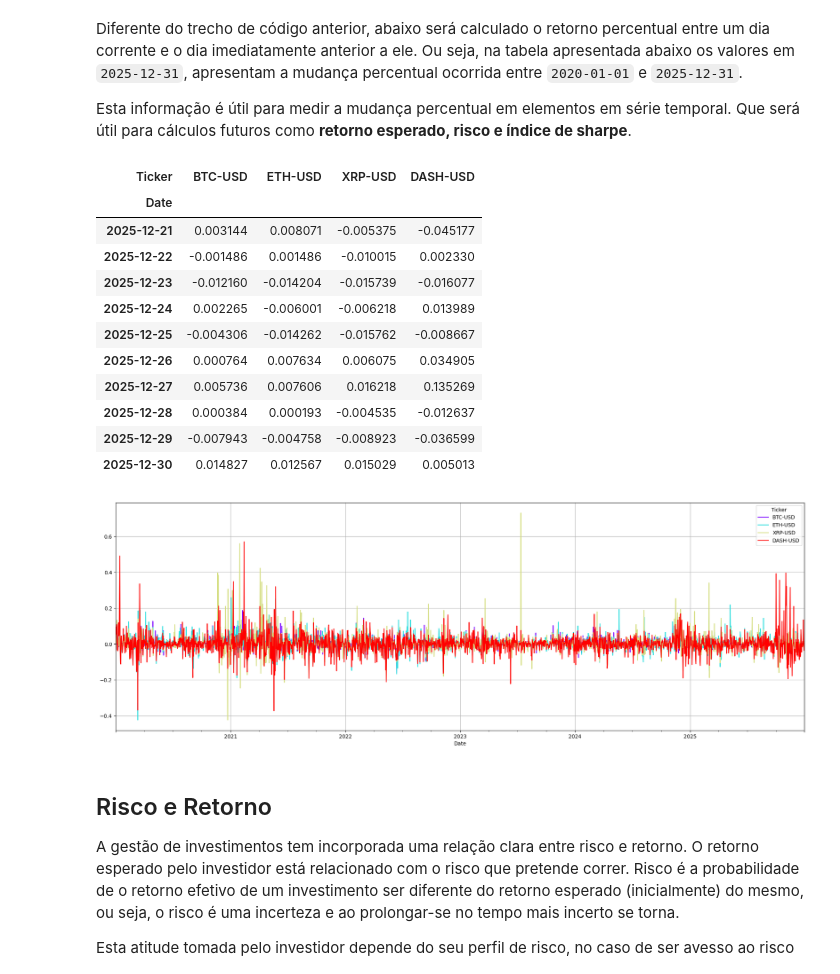
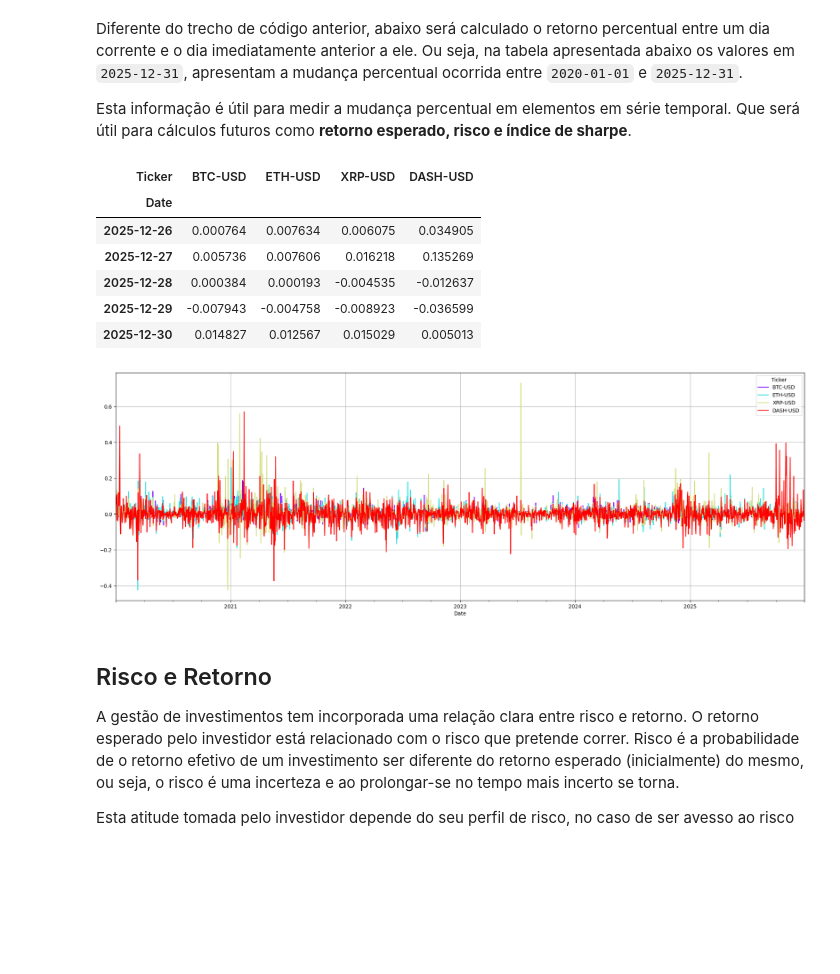
Before and after one commit to erickcmendes/CEUB, a Jupyter notebook: Desenvolvimento para Ciência de Dados/eda_inicial.ipynb, the cells around one changed output. Drawn from its saved outputs; the diff is of its cells as text; code cells hidden in the pictures; blank space fills up the shorter version.

```diff
--- a/Desenvolvimento para Ciência de Dados/eda_inicial.ipynb
+++ b/Desenvolvimento para Ciência de Dados/eda_inicial.ipynb
@@ -80,16 +91,12 @@ Diferente do trecho de código anterior, abaixo será calculado o retorno percen
 Esta informação é útil para medir a mudança percentual em elementos em série temporal. Que será útil para cálculos futuros como **retorno esperado, risco e índice de sharpe**.
 # %%
 retorno_percentual = fechamento.pct_change().dropna()
+
 retorno_percentual.plot.line(figsize=(24, 8), grid=True, color=cores)
-retorno_percentual.tail(10)
+retorno_percentual.tail()
 # %% [output]
 | Ticker | BTC-USD | ETH-USD | XRP-USD | DASH-USD |
 | Date |  |  |  |  |
-| 2025-12-21 | 0.003144 | 0.008071 | -0.005375 | -0.045177 |
-| 2025-12-22 | -0.001486 | 0.001486 | -0.010015 | 0.002330 |
-| 2025-12-23 | -0.012160 | -0.014204 | -0.015739 | -0.016077 |
-| 2025-12-24 | 0.002265 | -0.006001 | -0.006218 | 0.013989 |
-| 2025-12-25 | -0.004306 | -0.014262 | -0.015762 | -0.008667 |
 | 2025-12-26 | 0.000764 | 0.007634 | 0.006075 | 0.034905 |
 | 2025-12-27 | 0.005736 | 0.007606 | 0.016218 | 0.135269 |
 | 2025-12-28 | 0.000384 | 0.000193 | -0.004535 | -0.012637 |
```
Also changed, not shown: parts of 11 cells of this notebook, 1 other file.
